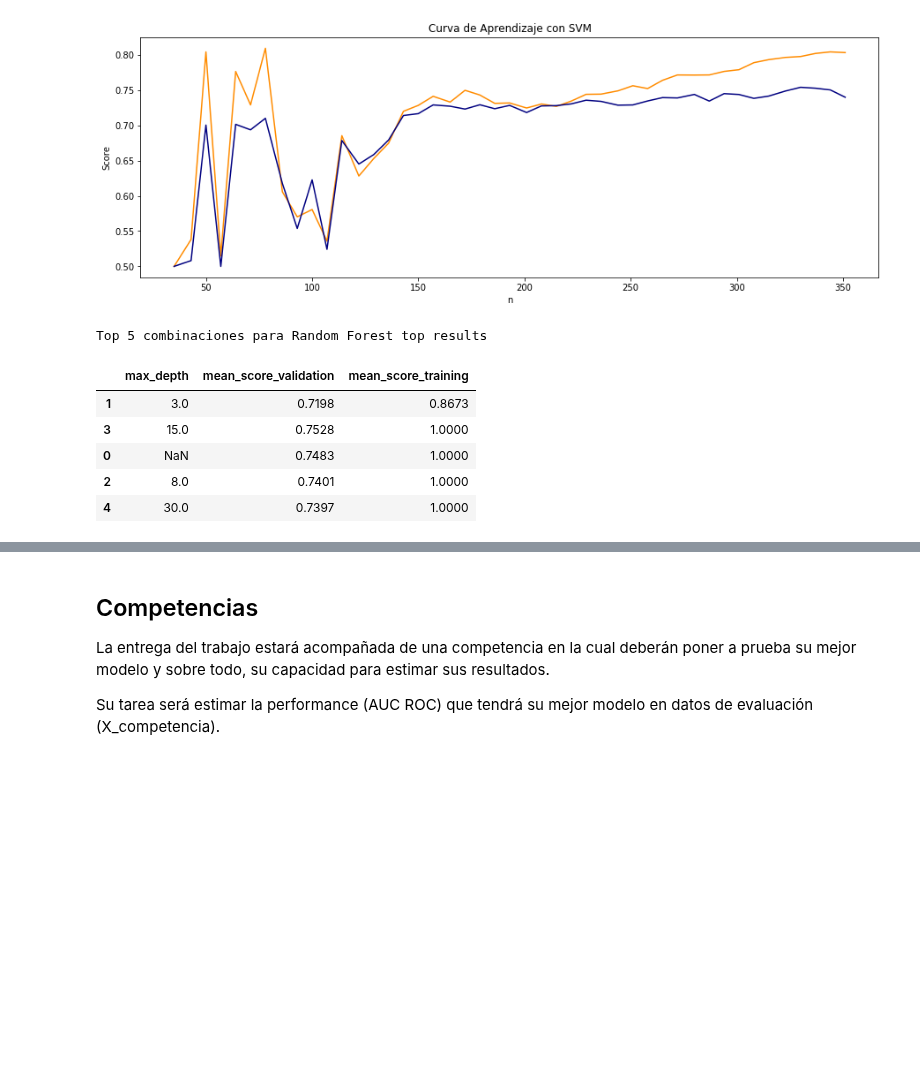
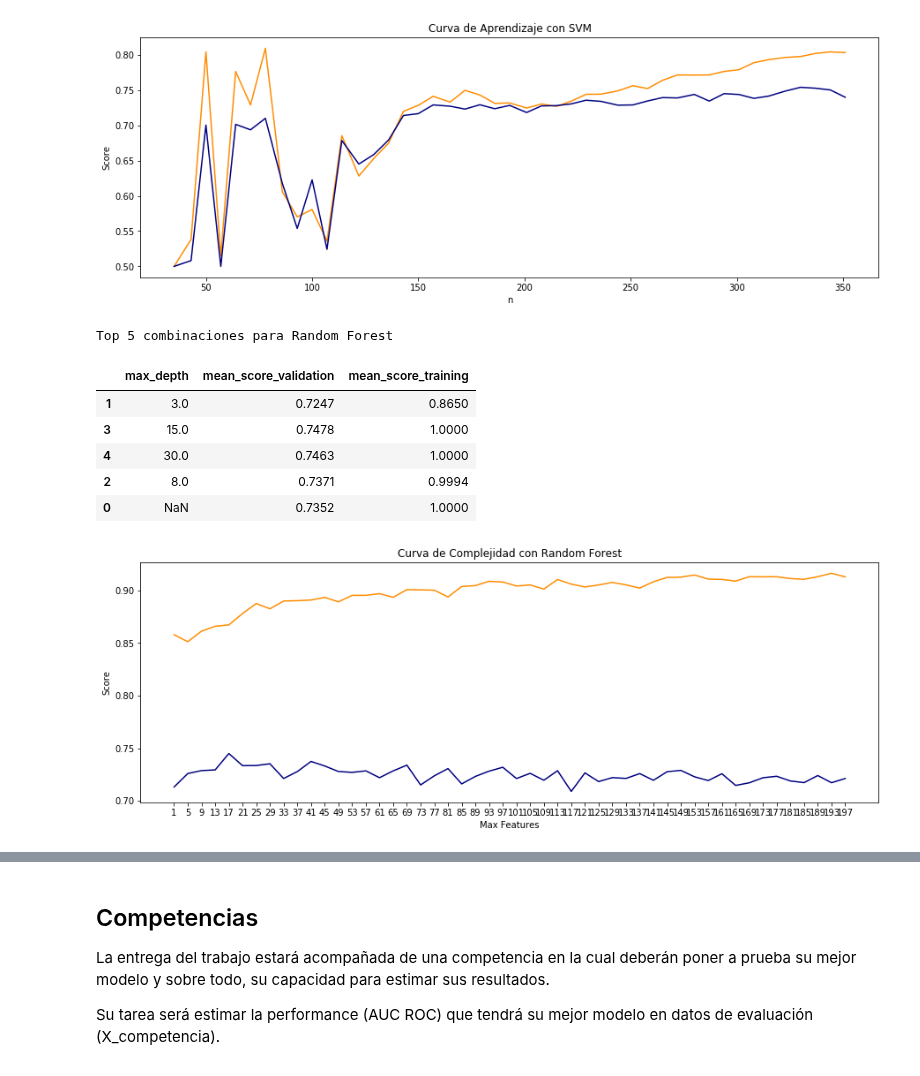
Before and after one commit to cosa65/aprendizajeAutomatico, a Jupyter notebook: TP1/TP1.ipynb, the cells around one changed output, grey strips where cells are left out. Saved outputs shown, nothing was run; the diff lists cells and outputs as text; code cells hidden in the pictures; blank space fills up the shorter version.

```diff
--- a/TP1/TP1.ipynb
+++ b/TP1/TP1.ipynb
@@ -624,31 +624,29 @@ plot_learning_curve(svm_train_scores, svm_validation_scores, svm_train_sizes_abs
 # %%
 forest_parameters = [{'max_depth': [None, 3, 8, 15, 30, 50] }]
 grid_forest_result = doSearch('grid', RandomForestClassifier(n_estimators=200), forest_parameters)
-top_resultados(grid_forest_result, "Random Forest top results")
+top_resultados(grid_forest_result, "Random Forest")
 
-max_features_to_try = np.arange(1, 200, 1)
+# Seleccionamos max_depth = 3
+# porque una depth mayor parecía invariablemente llevar a overfitting en todos los casos
+
+max_features_to_try = np.arange(1, 200, 4)
 random_forest_train_scores, random_forest_validation_scores = \
     validation_curve( \
         RandomForestClassifier(n_estimators=200, criterion="gini", max_depth=3), \
         X_dev_np, y_dev_np, \
         "max_features", \
         max_features_to_try, \
         cv=5, \
         scoring=make_scorer(roc_auc_score) \
     )
-# print(len(max_features_to_try))
-# print(len(random_forest_train_scores))
-# print(len(random_forest_validation_scores))
-# print(random_forest_train_scores)
-# print(random_forest_validation_scores)
 
-# 'max_features': [None, 50, 100, 10, 'auto']
-plot_validation_curve(decision_tree_train_scores, decision_tree_validation_scores, max_features_to_try, xlabel="Max Features", title="Curva de Complejidad con Random Forest")
+plot_validation_curve(random_forest_train_scores, random_forest_validation_scores, max_features_to_try, xlabel="Max Features", title="Curva de Complejidad con Random Forest")
 # %% [output]
-Top 5 combinaciones para Random Forest top results
+Top 5 combinaciones para Random Forest
 |  | max_depth | mean_score_validation | mean_score_training |
-| 1 | 3.0 | 0.7198 | 0.8673 |
-| 3 | 15.0 | 0.7528 | 1.0000 |
-| 0 | NaN | 0.7483 | 1.0000 |
-| 2 | 8.0 | 0.7401 | 1.0000 |
-| 4 | 30.0 | 0.7397 | 1.0000 |
+| 1 | 3.0 | 0.7247 | 0.8650 |
+| 3 | 15.0 | 0.7478 | 1.0000 |
+| 4 | 30.0 | 0.7463 | 1.0000 |
+| 2 | 8.0 | 0.7371 | 0.9994 |
+| 0 | NaN | 0.7352 | 1.0000 |
+[figure, added]
```
Also changed, not shown: parts of 2 cells of this notebook.
